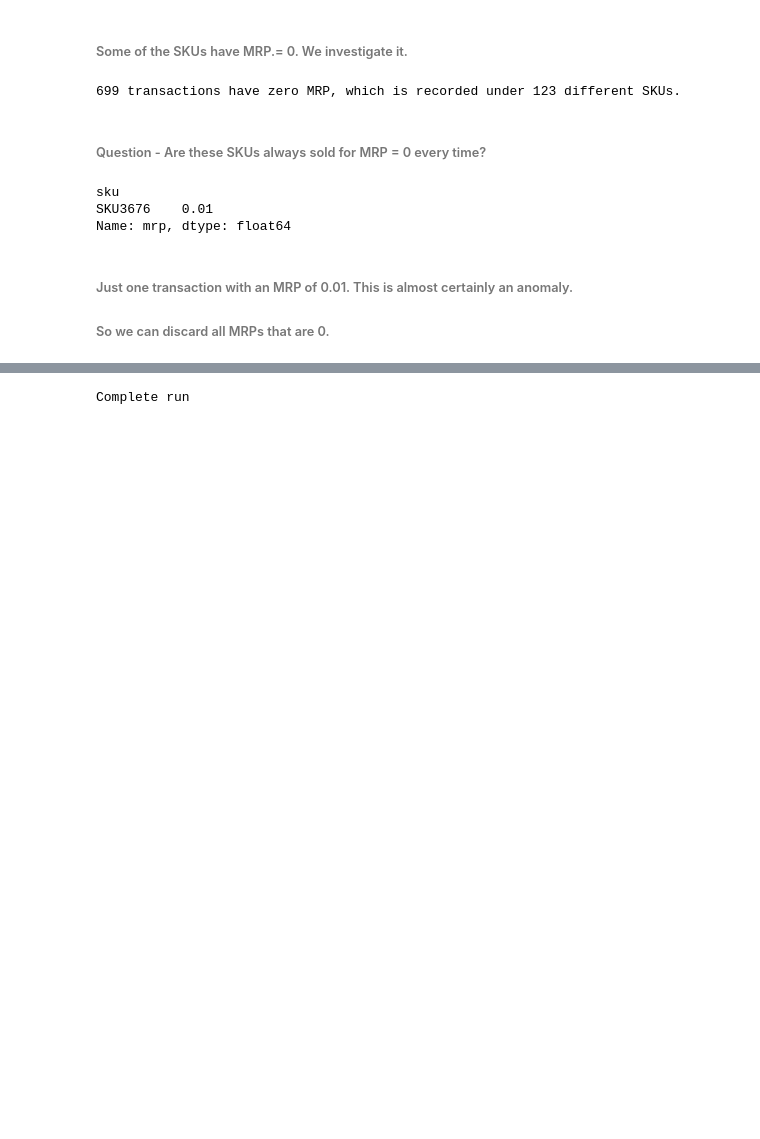
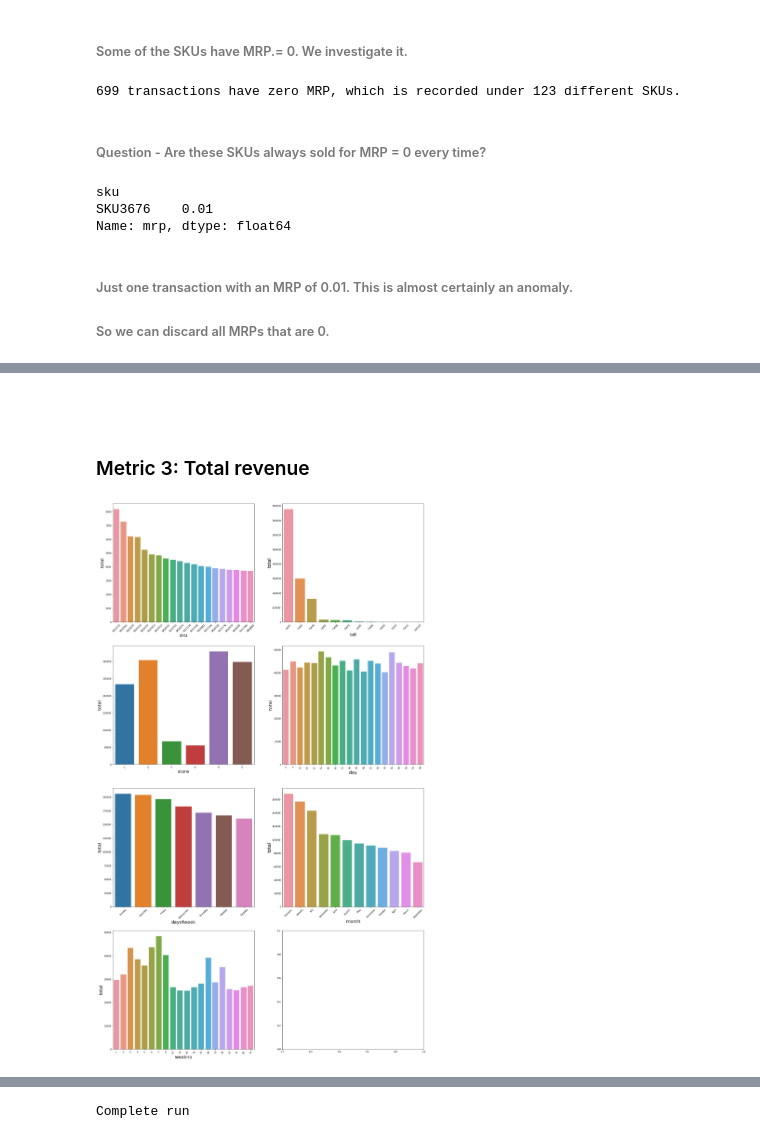
Before and after one commit to stiero/fuzzy-carnival, a Jupyter notebook: task.ipynb, the cells around one changed output, grey strips where cells are left out. Cells and saved outputs as stored; diff of their text form; code cells hidden in the pictures; blank space fills up the shorter version.

```diff
--- a/task.ipynb
+++ b/task.ipynb
@@ -314,0 +415,22 @@ dtype: int64
+# %% [markdown]
+#
+# %% [markdown]
+### Metric 3: Total revenue
+# %%
+fig, axs = plt.subplots(4, 2, figsize = (25,45))
+
+total_per_sku, total_per_sku_plot = barplot(df, 'sku', 'total', axs[0,0])
+
+total_per_cat, total_per_cat_plot = barplot(df, 'cat', 'total', axs[0,1])
+
+total_per_store, total_per_store_plot = barplot(df, 'store', 'total', axs[1,0])
+
+total_per_day, total_per_day_plot = barplot(df, 'day', 'total', axs[1,1])
+
+total_per_dayofweek, total_per_dayofweek_plot = barplot(df, 'dayofweek', 'total', axs[2,0])
+
+total_per_month, total_per_month_plot = barplot(df, 'month', 'total', axs[2,1])
+
+total_per_weekno, total_per_weekno_plot = barplot(df, 'weekno', 'total', axs[3,0])
+# %% [output]
+[figure, added]
```
Also changed, not shown: parts of 32 cells of this notebook, 2 other files.
